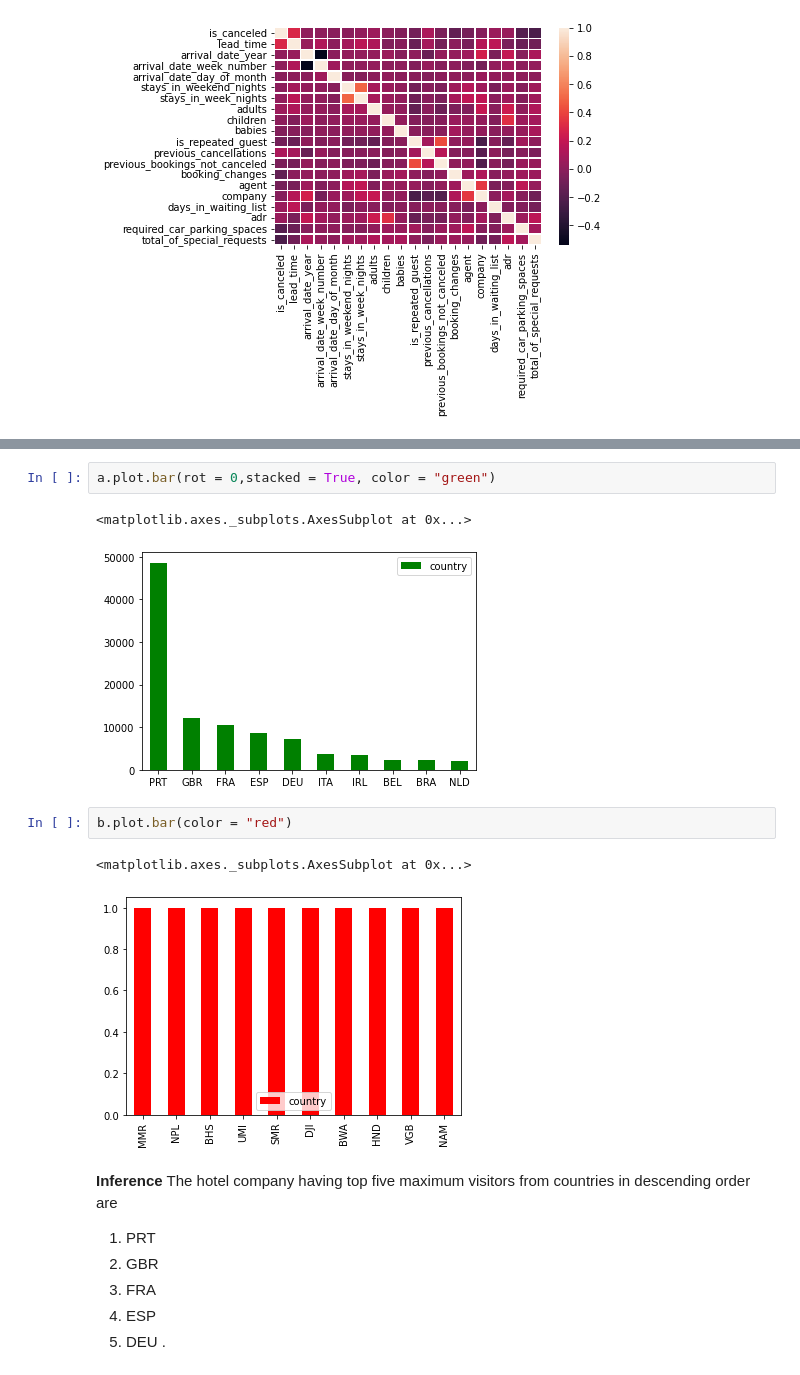
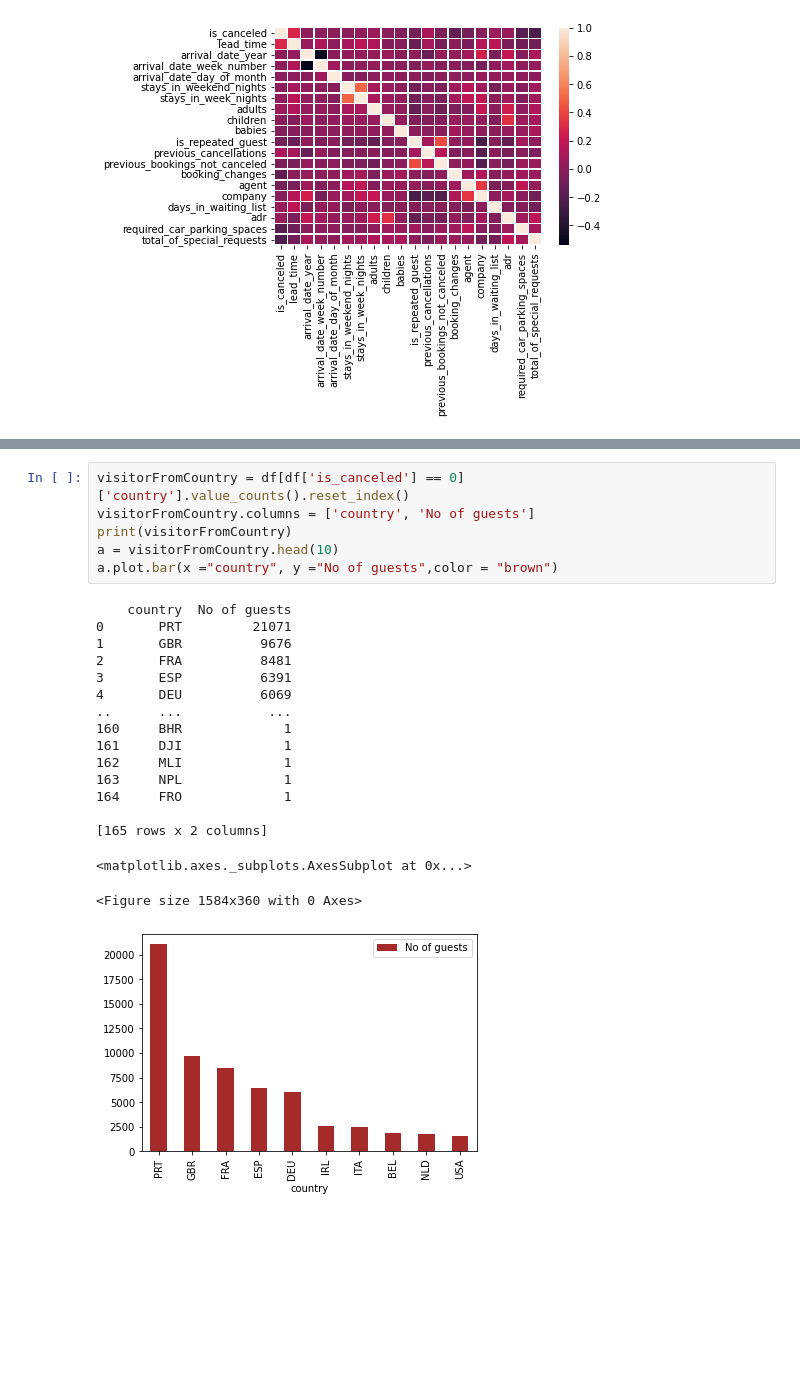
Before and after one commit to Jitesh-333/Capstone_Project, a Jupyter notebook: Hotel_Booking_Analysis_Capstone_Project.ipynb, the cells around one changed output, grey strips where cells are left out. Cells and saved outputs as stored; diff of their text form; blank space fills up the shorter version.

```diff
--- a/Hotel_Booking_Analysis_Capstone_Project.ipynb
+++ b/Hotel_Booking_Analysis_Capstone_Project.ipynb
@@ -207,19 +155,24 @@ NLD     2104
-# %%
-a.plot.bar(rot = 0,stacked = True, color = "green")
-# %% [output]
-<matplotlib.axes._subplots.AxesSubplot at 0x...>
-[figure, removed]
-# %%
-b.plot.bar(color = "red")
-# %% [output]
-<matplotlib.axes._subplots.AxesSubplot at 0x...>
-[figure, removed]
-# %% [markdown]
-**Inference**
-The hotel company having top five maximum visitors from countries in descending order are
-1) PRT
-2) GBR
-3) FRA
-4) ESP
-5) DEU
-.
+# %%
+visitorFromCountry = df[df['is_canceled'] == 0]['country'].value_counts().reset_index()
+visitorFromCountry.columns = ['country', 'No of guests']
+print(visitorFromCountry)
+a = visitorFromCountry.head(10)
+a.plot.bar(x ="country", y ="No of guests",color = "brown")
+# %% [output]
+    country  No of guests
+0       PRT         21071
+1       GBR          9676
+2       FRA          8481
+3       ESP          6391
+4       DEU          6069
+..      ...           ...
+160     BHR             1
+161     DJI             1
+162     MLI             1
+163     NPL             1
+164     FRO             1
+
+[165 rows x 2 columns]
+<matplotlib.axes._subplots.AxesSubplot at 0x...>
+<Figure size 1584x360 with 0 Axes>
+[figure, added]
```
Also changed, not shown: parts of 14 cells of this notebook.
